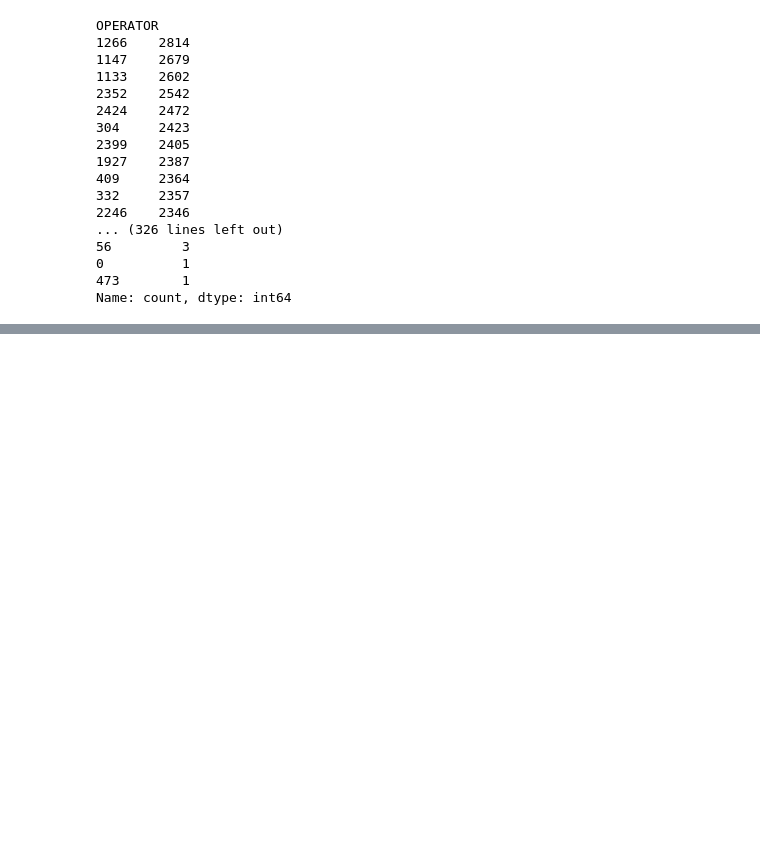
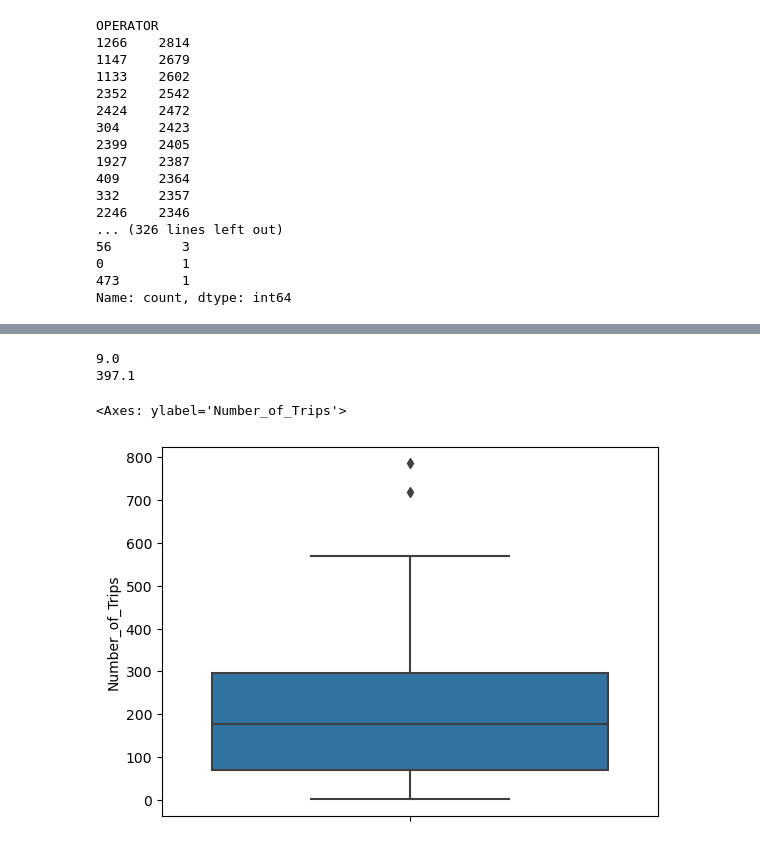
Before and after one commit to NSS-Data-Analytics-Cohort-11/wego-boomers, a Jupyter notebook: notebooks/WeGo_data.ipynb, the cells around one changed output, grey strips where cells are left out. Saved outputs shown, nothing was run; the diff lists cells and outputs as text; code cells hidden in the pictures; blank space fills up the shorter version.

```diff
--- a/notebooks/WeGo_data.ipynb
+++ b/notebooks/WeGo_data.ipynb
@@ -765,0 +792,7 @@ dtype: int64
+# %%
+#grouping data by operator and calendar id and then getting a unique count of Trip IDs and setting to new df.
+operator_trips = wego_clean.groupby(['OPERATOR','CALENDAR_ID'])['TRIP_ID'].nunique().reset_index().rename(columns={'TRIP_ID':'Number_of_Trips'})
+# %%
+#calling new df and summing the values of 'Number of Trips'
+operator_total_trips = operator_trips.groupby('OPERATOR')['Number_of_Trips'].sum().sort_values(ascending=False).reset_index()
+operator_total_trips
@@ -765,0 +817,12 @@ dtype: int64
+# %%
+print(operator_total_trips['Number_of_Trips'].quantile(q=0.10))
+print(operator_total_trips['Number_of_Trips'].quantile(q=0.9))
+# %% [output]
+9.0
+397.1
+# %%
+sns.boxplot(y='Number_of_Trips',
+                data=operator_total_trips)
+# %% [output]
+<Axes: ylabel='Number_of_Trips'>
+[figure, added]
```
Also changed, not shown: parts of 30 cells of this notebook.
